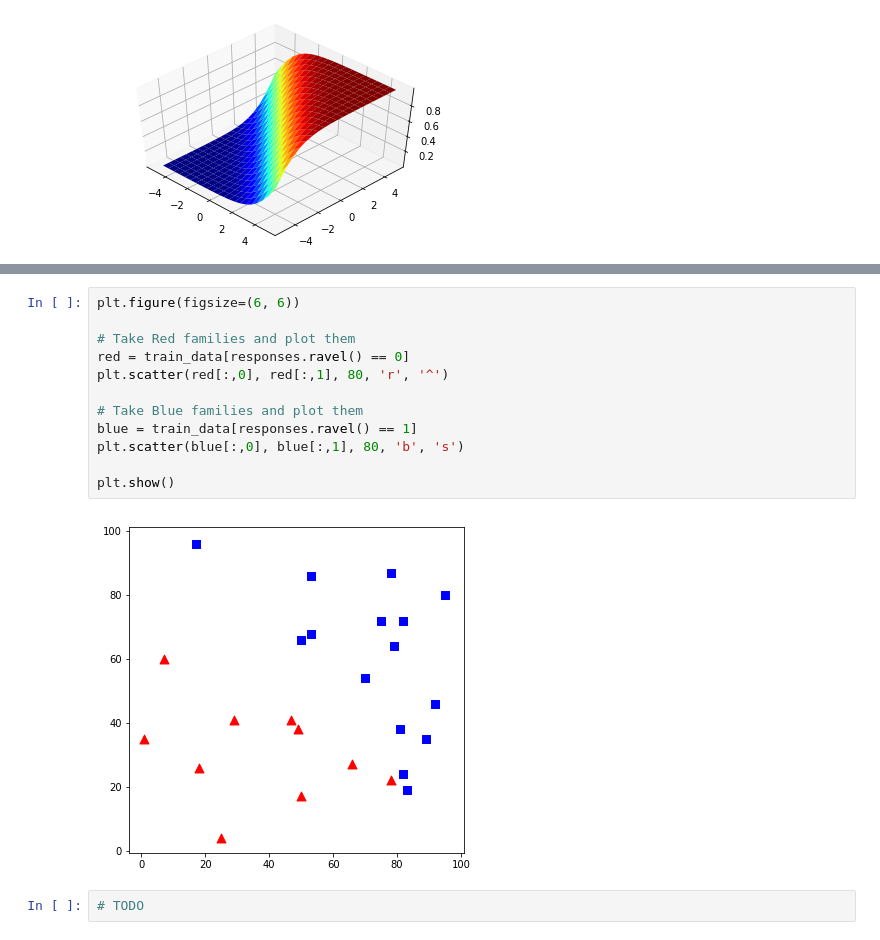
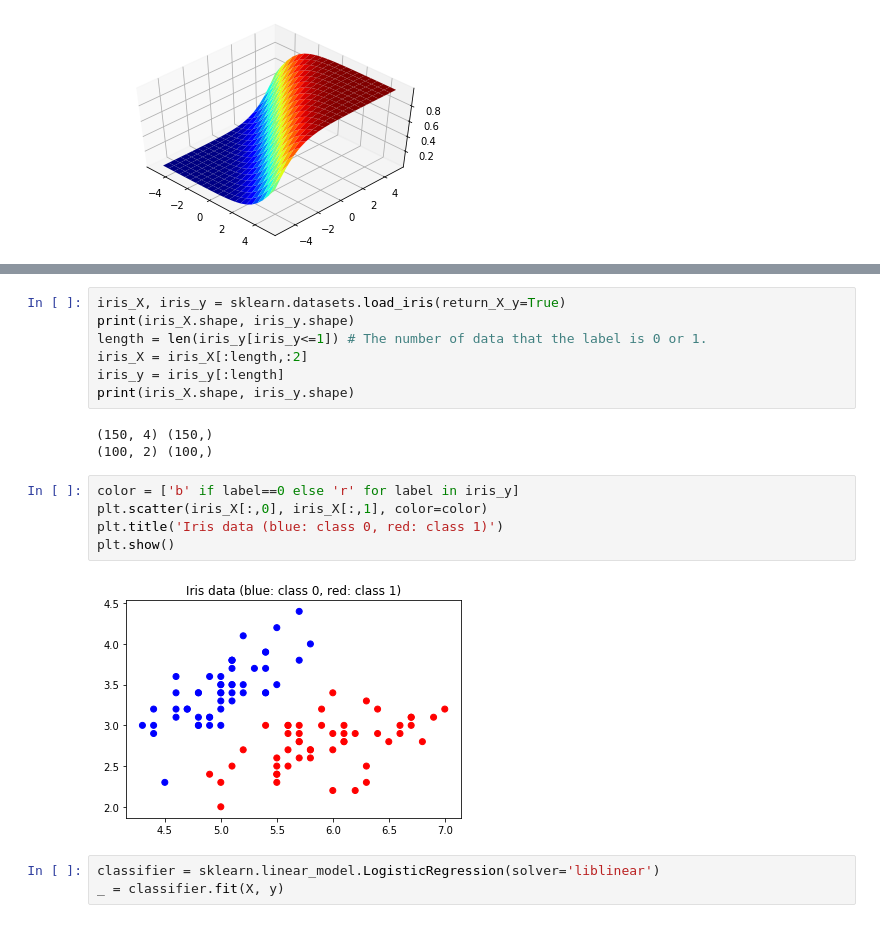
Before and after one commit to doosik71/lecture_python, a Jupyter notebook: 03_deep_learning/02_Linear_Classification.ipynb, the cells around one changed output, grey strips where cells are left out. Drawn from its saved outputs; the diff is of its cells as text.

```diff
--- a/03_deep_learning/02_Linear_Classification.ipynb
+++ b/03_deep_learning/02_Linear_Classification.ipynb
@@ -179,16 +169,20 @@ for i in range(25):
-# %%
-plt.figure(figsize=(6, 6))
-
-# Take Red families and plot them
-red = train_data[responses.ravel() == 0]
-plt.scatter(red[:,0], red[:,1], 80, 'r', '^')
-
-# Take Blue families and plot them
-blue = train_data[responses.ravel() == 1]
-plt.scatter(blue[:,0], blue[:,1], 80, 'b', 's')
-
-plt.show()
-# %% [output]
-[figure, removed]
-# %%
-# TODO
+# %%
+iris_X, iris_y = sklearn.datasets.load_iris(return_X_y=True)
+print(iris_X.shape, iris_y.shape)
+length = len(iris_y[iris_y<=1]) # The number of data that the label is 0 or 1.
+iris_X = iris_X[:length,:2]
+iris_y = iris_y[:length]
+print(iris_X.shape, iris_y.shape)
+# %% [output]
+(150, 4) (150,)
+(100, 2) (100,)
+# %%
+color = ['b' if label==0 else 'r' for label in iris_y]
+plt.scatter(iris_X[:,0], iris_X[:,1], color=color)
+plt.title('Iris data (blue: class 0, red: class 1)')
+plt.show()
+# %% [output]
+[figure, added]
+# %%
+classifier = sklearn.linear_model.LogisticRegression(solver='liblinear')
+_ = classifier.fit(X, y)
```
Also changed, not shown: parts of 9 cells of this notebook, 8 other files.
